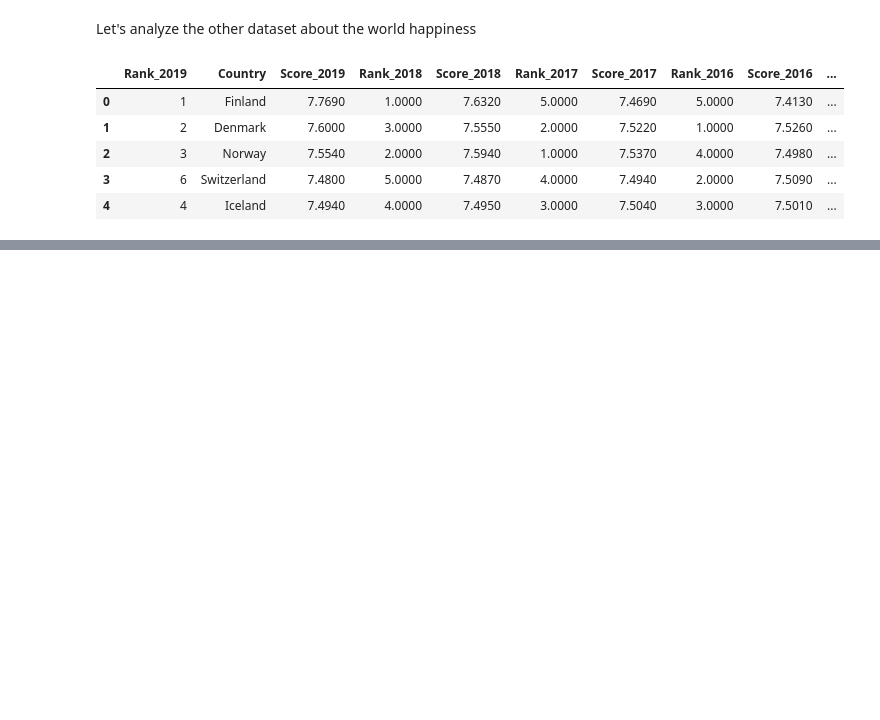
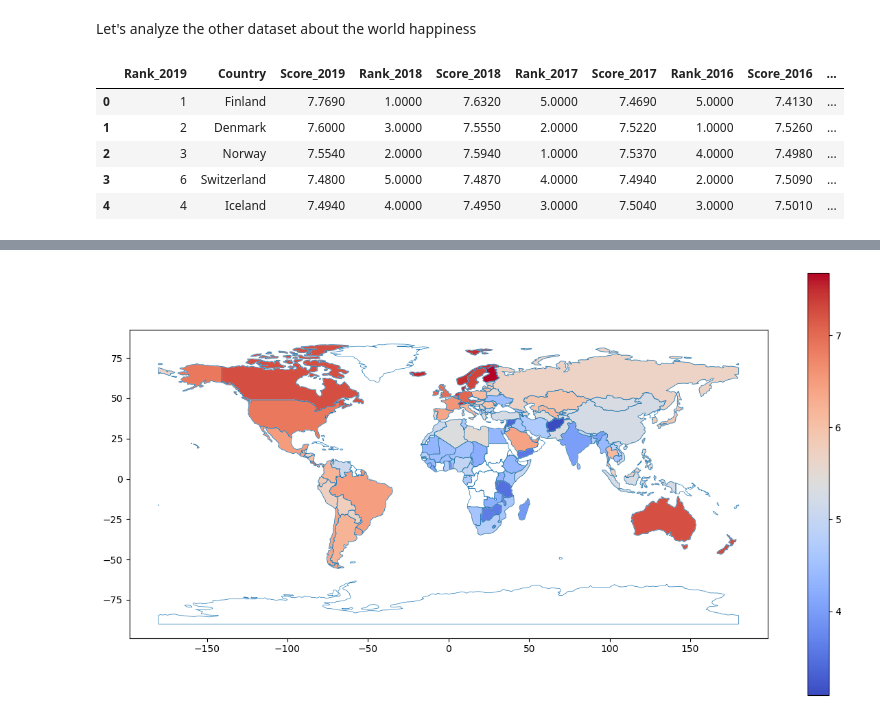
Before and after one commit to AlessandroSignoretto/Social_research_project, a Jupyter notebook: Social_research_project.ipynb, the cells around one changed output, grey strips where cells are left out. Saved outputs shown, nothing was run; the diff lists cells and outputs as text; code cells hidden in the pictures; blank space fills up the shorter version.

```diff
--- a/Social_research_project.ipynb
+++ b/Social_research_project.ipynb
@@ -419,7 +398,3 @@ Happines_df.head()
 | 2 | 3 | Norway | 7.5540 | 2.0000 | 7.5940 | 1.0000 | 7.5370 | 4.0000 | 7.4980 | ... |
 | 3 | 6 | Switzerland | 7.4800 | 5.0000 | 7.4870 | 4.0000 | 7.4940 | 2.0000 | 7.5090 | ... |
 | 4 | 4 | Iceland | 7.4940 | 4.0000 | 7.4950 | 3.0000 | 7.5040 | 3.0000 | 7.5010 | ... |
-# %%
-cols = ['Country','Rank_2016', 'Score_2016', 'Rank_2017', 'Score_2017']
-Happines_df = Happines_df[cols]
-Happines_df.head()
@@ -432,0 +401,8 @@ Happines_df.head()
+# %%
+# Take the average of the scores per Country
+score_columns = ['Score_2019', 'Score_2018', 'Score_2017', 'Score_2016', 'Score_2020', 'Score_2021', 'Score_2022']
+
+Happines_df['Mean_Score'] = Happines_df[score_columns].mean(axis=1)
+
+Happines_df1 = Happines_df.groupby('Country')['Mean_Score'].mean().reset_index()
+Happines_df1.tail()
@@ -432,0 +416,19 @@ Happines_df.head()
+# %%
+# Carica i dati geografici degli stati
+world = gpd.read_file(gpd.datasets.get_path('naturalearth_lowres'))
+
+# Unisci i dati geografici con i dati dell'indice di felicità
+world = world.merge(Happines_df1, how='left', left_on='name', right_on='Country')
+
+# Crea una mappa
+fig, ax = plt.subplots(1, 1, figsize=(15, 8))
+
+# Plotta i confini degli stati
+world.boundary.plot(ax=ax, linewidth=0.5)
+
+# Plotta gli stati colorati in base all'indice di felicità
+world.plot(column='Mean_Score', cmap='coolwarm', linewidth=0.8, ax=ax, edgecolor='0.8', legend=True)
+
+plt.show()
+# %% [output]
+[figure, added]
```
Also changed, not shown: parts of 14 cells of this notebook.
